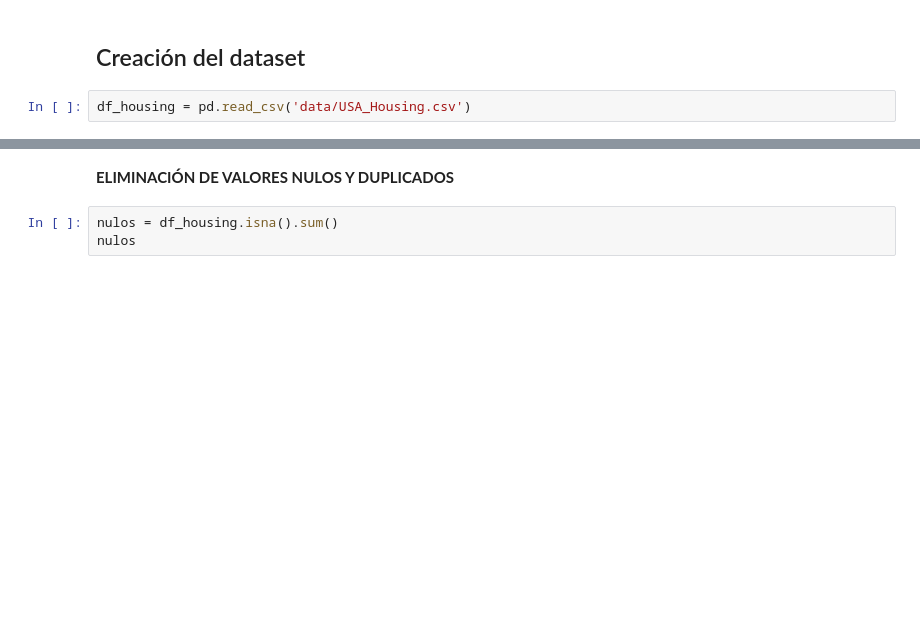
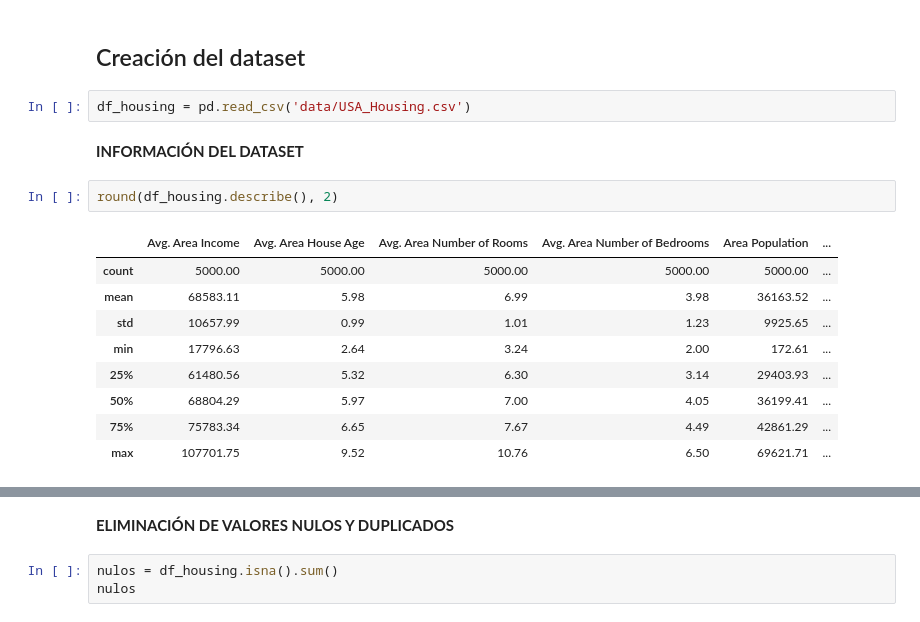
Before and after one commit to mgonzalz/USA_Housing, a Jupyter notebook: usa_housing.ipynb, the cells around one changed output, grey strips where cells are left out. Saved outputs shown, nothing was run; the diff lists cells and outputs as text; blank space fills up the shorter version.

```diff
--- a/usa_housing.ipynb
+++ b/usa_housing.ipynb
@@ -13,3 +14,17 @@ Setup complete
 ## Creación del dataset
 # %%
 df_housing = pd.read_csv('data/USA_Housing.csv')
+# %% [markdown]
+**INFORMACIÓN DEL DATASET**
+# %%
+round(df_housing.describe(), 2)
+# %% [output]
+|  | Avg. Area Income | Avg. Area House Age | Avg. Area Number of Rooms | Avg. Area Number of Bedrooms | Area Population | ... |
+| count | 5000.00 | 5000.00 | 5000.00 | 5000.00 | 5000.00 | ... |
+| mean | 68583.11 | 5.98 | 6.99 | 3.98 | 36163.52 | ... |
+| std | 10657.99 | 0.99 | 1.01 | 1.23 | 9925.65 | ... |
+| min | 17796.63 | 2.64 | 3.24 | 2.00 | 172.61 | ... |
+| 25% | 61480.56 | 5.32 | 6.30 | 3.14 | 29403.93 | ... |
+| 50% | 68804.29 | 5.97 | 7.00 | 4.05 | 36199.41 | ... |
+| 75% | 75783.34 | 6.65 | 7.67 | 4.49 | 42861.29 | ... |
+| max | 107701.75 | 9.52 | 10.76 | 6.50 | 69621.71 | ... |
```
Also changed, not shown: parts of 16 cells of this notebook.
